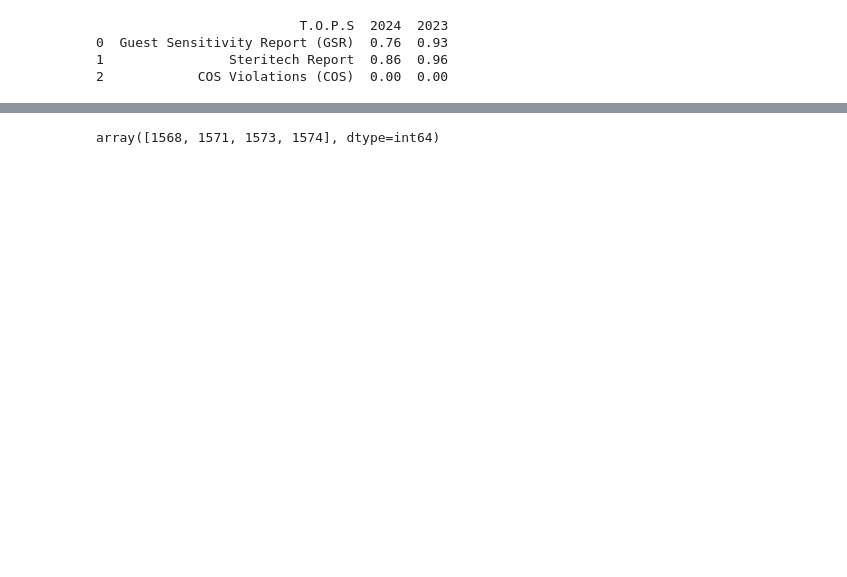
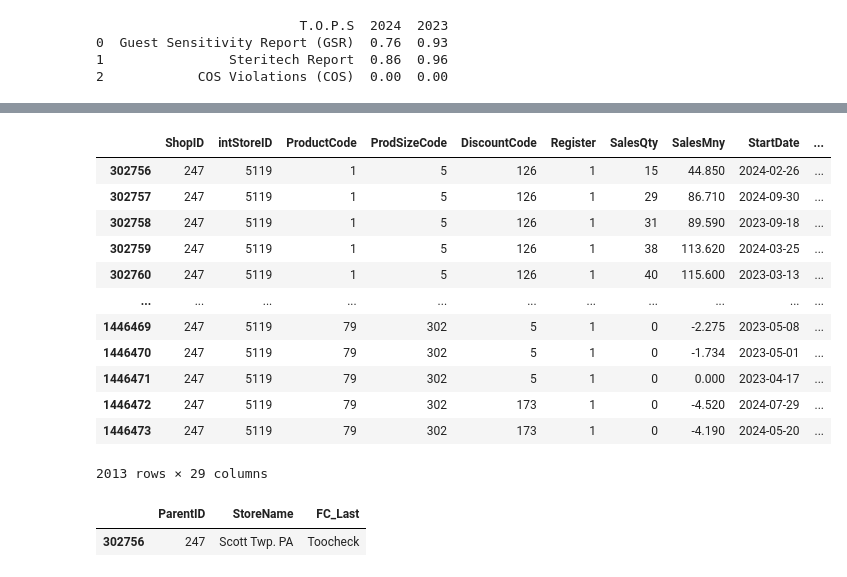
Before and after one commit to jh729670/Work, a Jupyter notebook: 2025 Business Plan Goals-Cierra-checkpoint.ipynb, the cells around one changed output, grey strips where cells are left out. Saved outputs shown, nothing was run; the diff lists cells and outputs as text; code cells hidden in the pictures; blank space fills up the shorter version.

```diff
--- a/2025 Business Plan Goals-Cierra-checkpoint.ipynb
+++ b/2025 Business Plan Goals-Cierra-checkpoint.ipynb
@@ -542,3 +405,33 @@ df=df[df.LegacyShopStatus!='Terminated']
+# %%
+data3['FC']=data3.FC.str.strip()
+# %%
+data3.loc[data3.FC=='FBC','FC']='Ritas FBC'
+# %%
+data3['FC_Last']=data3.FC.str.split().str[1]
+# %%
+df=df.merge(data3[['intStoreID','ShopID','FC_Last']],on=['intStoreID','ShopID'],how='left')
+# %%
+df[df.ShopID==247]
+# %% [output]
+|  | ShopID | intStoreID | ProductCode | ProdSizeCode | DiscountCode | Register | SalesQty | SalesMny | StartDate | ... |
+| 302756 | 247 | 5119 | 1 | 5 | 126 | 1 | 15 | 44.850 | 2024-02-26 | ... |
+| 302757 | 247 | 5119 | 1 | 5 | 126 | 1 | 29 | 86.710 | 2024-09-30 | ... |
+| 302758 | 247 | 5119 | 1 | 5 | 126 | 1 | 31 | 89.590 | 2023-09-18 | ... |
+| 302759 | 247 | 5119 | 1 | 5 | 126 | 1 | 38 | 113.620 | 2024-03-25 | ... |
+| 302760 | 247 | 5119 | 1 | 5 | 126 | 1 | 40 | 115.600 | 2023-03-13 | ... |
+| ... | ... | ... | ... | ... | ... | ... | ... | ... | ... | ... |
+| 1446469 | 247 | 5119 | 79 | 302 | 5 | 1 | 0 | -2.275 | 2023-05-08 | ... |
+| 1446470 | 247 | 5119 | 79 | 302 | 5 | 1 | 0 | -1.734 | 2023-05-01 | ... |
+| 1446471 | 247 | 5119 | 79 | 302 | 5 | 1 | 0 | 0.000 | 2023-04-17 | ... |
+| 1446472 | 247 | 5119 | 79 | 302 | 173 | 1 | 0 | -4.520 | 2024-07-29 | ... |
+| 1446473 | 247 | 5119 | 79 | 302 | 173 | 1 | 0 | -4.190 | 2024-05-20 | ... |
+2013 rows × 29 columns
+# %%
+shopid_names=df[['ParentID','StoreName','FC_Last']].dropna().drop_duplicates(subset=['ParentID'],keep='first')
+shopid_names[shopid_names.ParentID==247]
+# %% [output]
+|  | ParentID | StoreName | FC_Last |
+| 302756 | 247 | Scott Twp. PA | Toocheck |
 # %%
 import math
 from PIL import Image
@@ -820,7 +709,3 @@ for i, j in zip((enumerate(shop_list)),enumerate(shop_names)):
     ws.set_margins(left=0.25, right=0.25, top=0.25, bottom=0.25)
 
     writer.close()
-# %%
-shop_list
-# %% [output]
-array([1568, 1571, 1573, 1574], dtype=int64)
```
Also changed, not shown: parts of 16 cells of this notebook, 1 other file.
